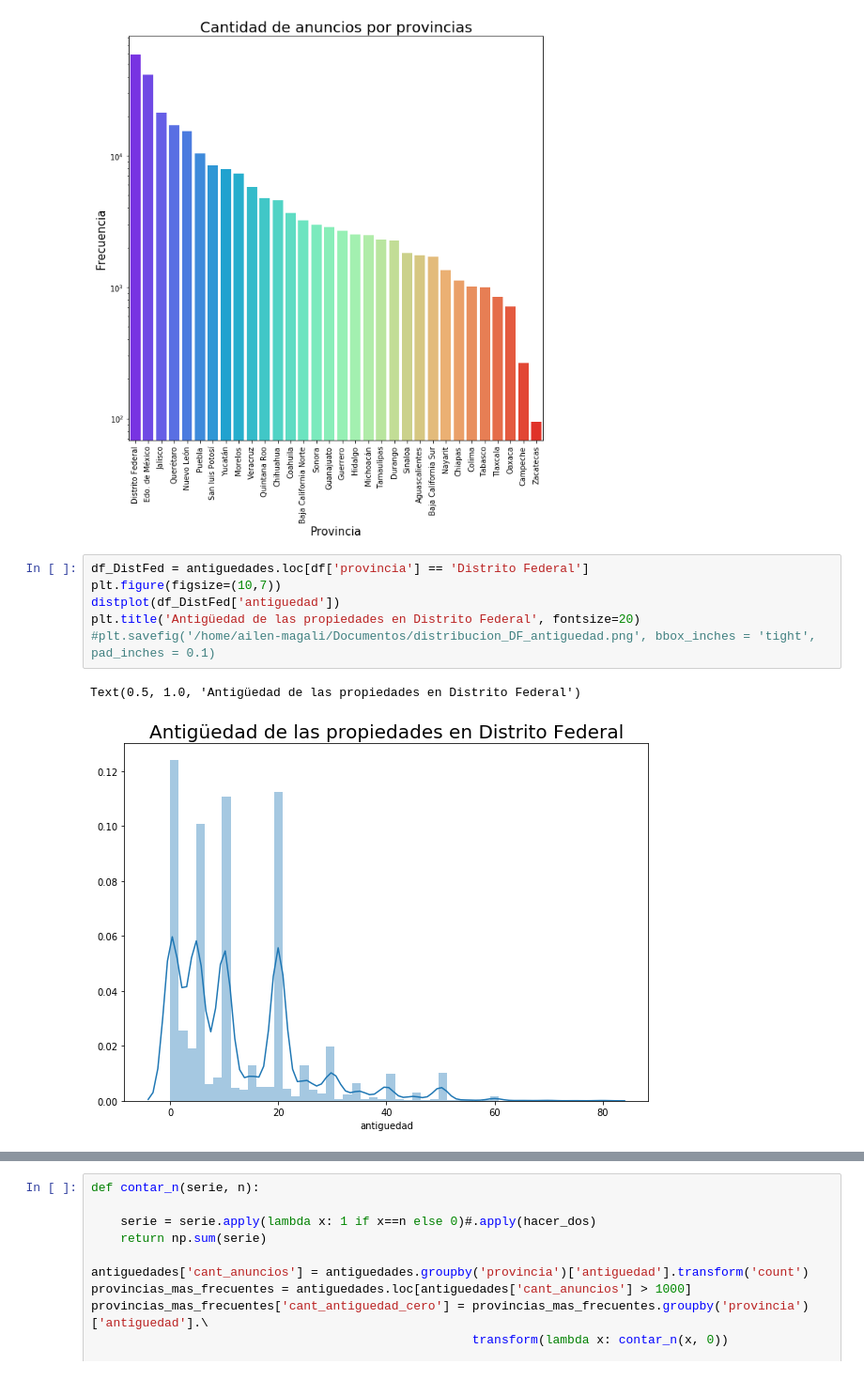
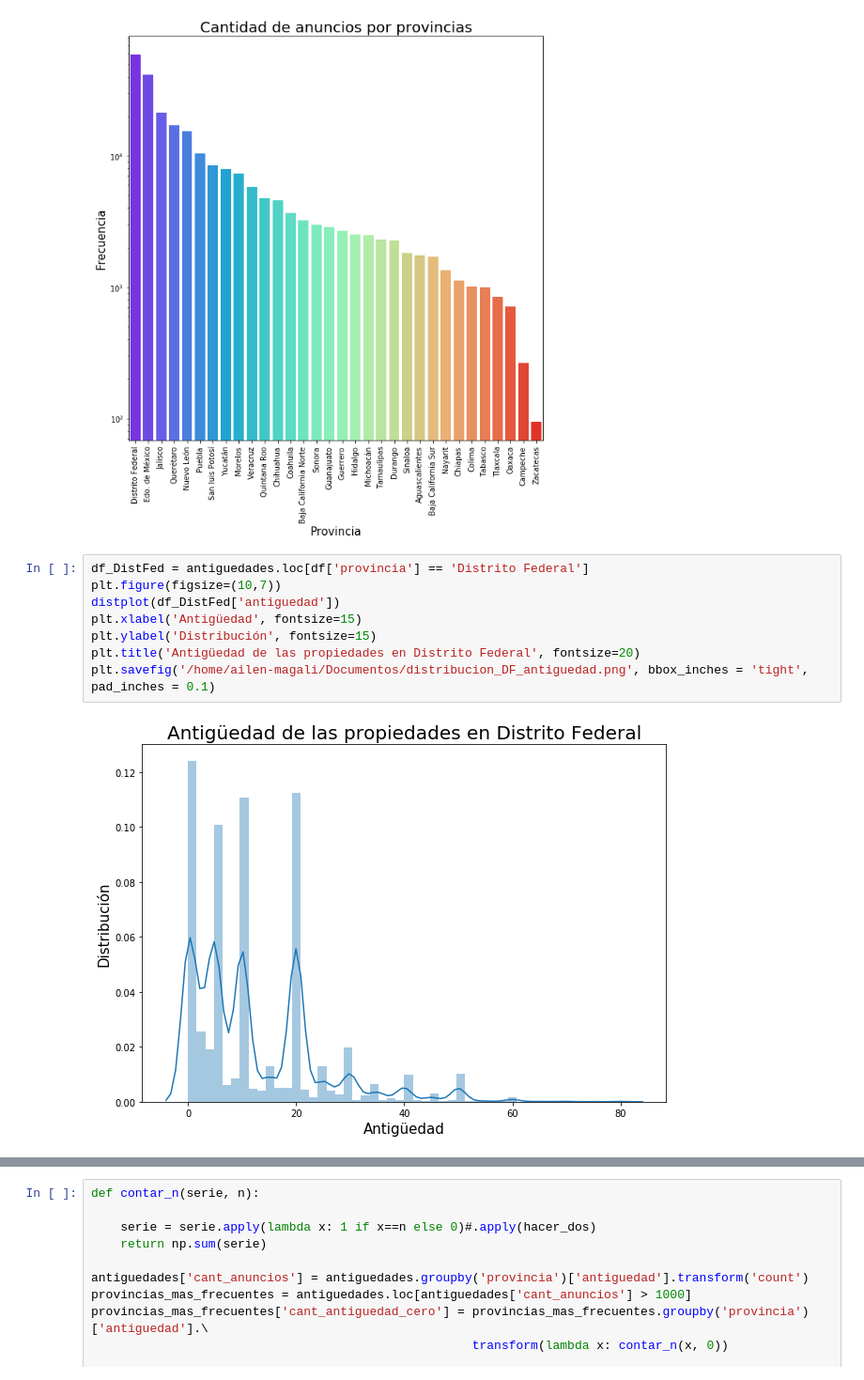
Before and after one commit to lorenzolgz/orgadatostp1, a Jupyter notebook: Análisis_Ailu.ipynb, the cells around one changed output, grey strips where cells are left out. Shown at 94% size. Cells and saved outputs as stored; diff of their text form.

```diff
--- a/Análisis_Ailu.ipynb
+++ b/Análisis_Ailu.ipynb
@@ -527,12 +528,13 @@ plt.savefig('/home/ailen-magali/Documentos/anuncios_provincias.png', bbox_inches
 # %%
 df_DistFed = antiguedades.loc[df['provincia'] == 'Distrito Federal']
 plt.figure(figsize=(10,7))
 distplot(df_DistFed['antiguedad'])
+plt.xlabel('Antigüedad', fontsize=15)
+plt.ylabel('Distribución', fontsize=15)
 plt.title('Antigüedad de las propiedades en Distrito Federal', fontsize=20)
-#plt.savefig('/home/ailen-magali/Documentos/distribucion_DF_antiguedad.png', bbox_inches = 'tight', pad_inches = 0.1)
+plt.savefig('/home/ailen-magali/Documentos/distribucion_DF_antiguedad.png', bbox_inches = 'tight', pad_inches = 0.1)
 # %% [output]
-Text(0.5, 1.0, 'Antigüedad de las propiedades en Distrito Federal')
-[figure, old version]
+[figure, new version]
 # %%
 df_Zac = antiguedades.loc[df['provincia'] == 'Zacatecas']
 plt.figure(figsize=(10,7))
```
Also changed, not shown: parts of 6 cells of this notebook.
